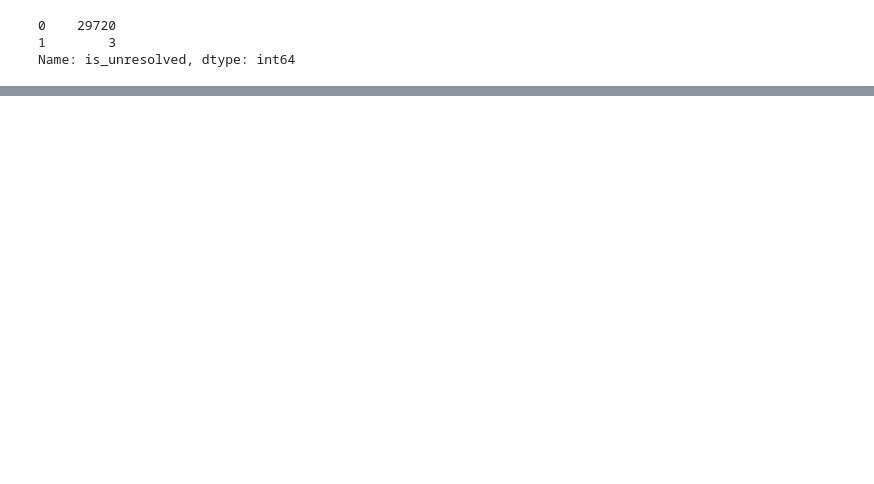
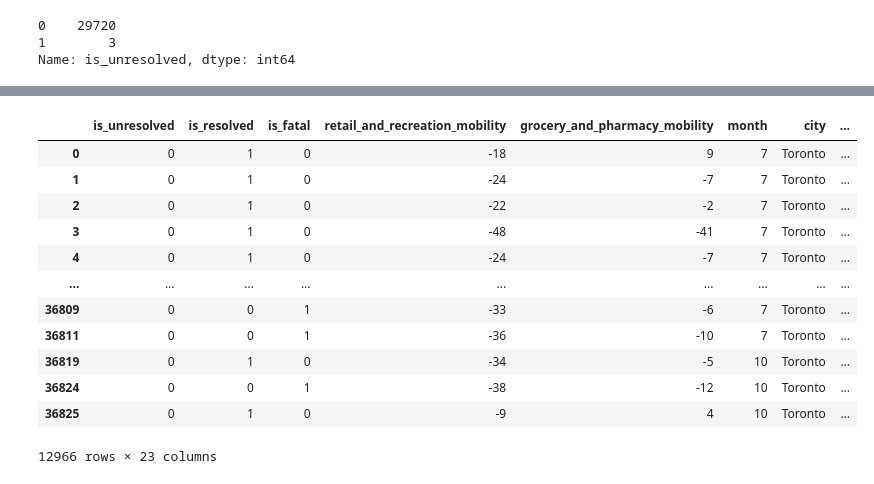
Before and after one commit to vekshan/Covid-19-Tracking-and-Lifestyle-Trends, a Jupyter notebook: Data Mining/eda_and_preprocessing.ipynb, the cells around one changed output, grey strips where cells are left out. Saved outputs shown, nothing was run; the diff lists cells and outputs as text; code cells hidden in the pictures; blank space fills up the shorter version.

```diff
--- a/Data Mining/eda_and_preprocessing.ipynb
+++ b/Data Mining/eda_and_preprocessing.ipynb
@@ -52,7 +44,9 @@ Look's like it was a success
 try:
     #Lets get our data
     cursor.execute('''SELECT p.acquisition_group, p.gender, p.age_group, s.title, f.unresolved::INTEGER, f.resolved::INTEGER,
-                    f.fatal::INTEGER, m.retail_and_recreation::INTEGER, m.grocery_and_pharmacy::INTEGER
+                    f.fatal::INTEGER, m.retail_and_recreation::INTEGER, m.grocery_and_pharmacy::INTEGER, d.month,
+                    (CASE WHEN L.city = 'Ottawa' THEN 'Ottawa' ELSE 'Toronto' END) AS city,
+                    m.parks::INTEGER
                     FROM covid19_tracking_fact_table f
                     INNER JOIN onset_date_dimension d
                     ON d.date_surrogate_key = f.onset_date_surrogate_key
@@ -64,6 +58,8 @@ try:
                     ON s.special_measures_surrogate_key = f.special_measures_surrogate_key
                     INNER JOIN mobility_dimension m
                     ON m.mobility_surrogate_key = f.mobility_surrogate_key
+                    INNER JOIN phu_location_dimension l
+                    ON l.phu_location_surrogate_key = f.phu_location_surrogate_key
                     '''
                   )
 
@@ -88,7 +84,11 @@ result_df = pd.DataFrame(result_list, columns=['acquisition_group',
                                                'is_resolved',
                                                'is_fatal',
                                                'retail_and_recreation_mobility',
-                                               'grocery_and_pharmacy_mobility'])
+                                               'grocery_and_pharmacy_mobility',
+                                               'month',
+                                               'city',
+                                               'parks_mobility'
+                                              ])
 # %% [markdown]
 Let's see how the data looks like
 # %%
@@ -387,0 +230,21 @@ accuracy_score(y_pred,y_test)
+# %%
+X_ob = new_result.drop(['acquisition_group_CC',
+       'acquisition_group_CS', 'acquisition_group_OB',
+       'acquisition_group_TRAVEL'], axis = 1)
+# X_ob = X_ob.drop(X_ob.iloc[:,3:5], axis = 1)
+# X_ob = X_ob.drop(X_ob.iloc[:,16:20], axis = 1)
+X_ob
+# %% [output]
+|  | is_unresolved | is_resolved | is_fatal | retail_and_recreation_mobility | grocery_and_pharmacy_mobility | month | city | ... |
+| 0 | 0 | 1 | 0 | -18 | 9 | 7 | Toronto | ... |
+| 1 | 0 | 1 | 0 | -24 | -7 | 7 | Toronto | ... |
+| 2 | 0 | 1 | 0 | -22 | -2 | 7 | Toronto | ... |
+| 3 | 0 | 1 | 0 | -48 | -41 | 7 | Toronto | ... |
+| 4 | 0 | 1 | 0 | -24 | -7 | 7 | Toronto | ... |
+| ... | ... | ... | ... | ... | ... | ... | ... | ... |
+| 36809 | 0 | 0 | 1 | -33 | -6 | 7 | Toronto | ... |
+| 36811 | 0 | 0 | 1 | -36 | -10 | 7 | Toronto | ... |
+| 36819 | 0 | 1 | 0 | -34 | -5 | 10 | Toronto | ... |
+| 36824 | 0 | 0 | 1 | -38 | -12 | 10 | Toronto | ... |
+| 36825 | 0 | 1 | 0 | -9 | 4 | 10 | Toronto | ... |
+12966 rows × 23 columns
```
Also changed, not shown: parts of 39 cells of this notebook, 13 other files.
